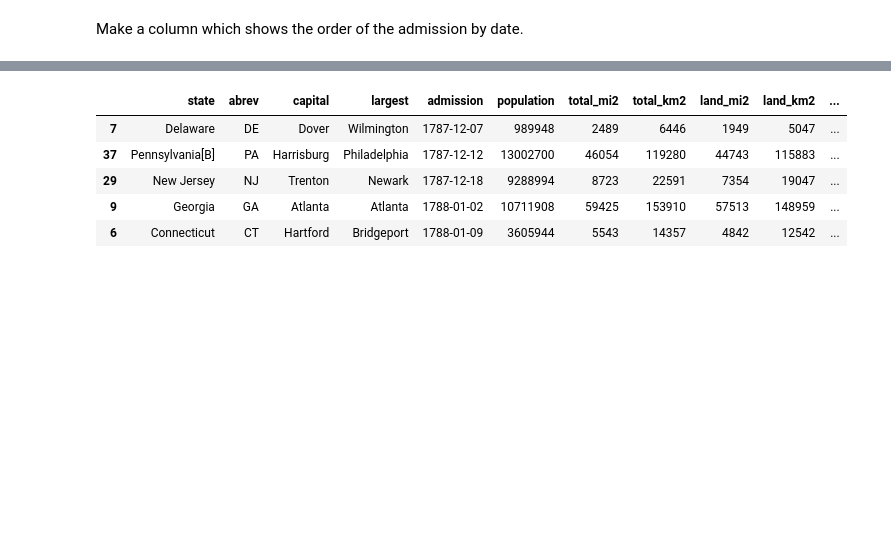
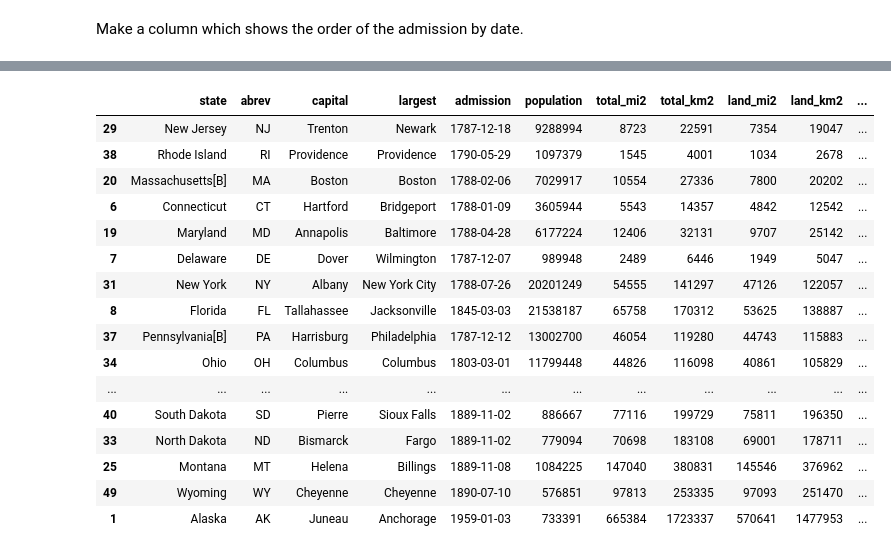
Before and after one commit to tazar09/napoleon, a Jupyter notebook: us_states.ipynb, the cells around one changed output, grey strips where cells are left out. Cells and saved outputs as stored; diff of their text form; code cells hidden in the pictures; blank space fills up the shorter version.

```diff
--- a/us_states.ipynb
+++ b/us_states.ipynb
@@ -30,3 +32,9 @@ df.head()
 | 4 | California | CA | Sacramento | Los Angeles | 1850-09-09 | 39538223 | 163695 | 423967 | 155779 | 403466 | ... |
 # %% [markdown]
 Make a column which shows the order of the admission by date.
+# %%
+df['date_rank'] = df['admission'].rank(ascending = True).astype(int)
+df['state_time_days'] = (dt.now() - df['admission']).dt.days
+df['state_time_years'] = df['state_time_days']/365
+df['state_time_years'] = df['state_time_years'].round(2)
+df['density_land'] = (df['population'] / df['land_km2']).round(2)
@@ -33,9 +50,20 @@ Make a column which shows the order of the admission by date.
 # %%
-df.sort_values(by = 'admission', ascending = True).head()
+df.sort_values(by = 'density_land', ascending = False)
 # %% [output]
 |  | state | abrev | capital | largest | admission | population | total_mi2 | total_km2 | land_mi2 | land_km2 | ... |
+| 29 | New Jersey | NJ | Trenton | Newark | 1787-12-18 | 9288994 | 8723 | 22591 | 7354 | 19047 | ... |
+| 38 | Rhode Island | RI | Providence | Providence | 1790-05-29 | 1097379 | 1545 | 4001 | 1034 | 2678 | ... |
+| 20 | Massachusetts[B] | MA | Boston | Boston | 1788-02-06 | 7029917 | 10554 | 27336 | 7800 | 20202 | ... |
+| 6 | Connecticut | CT | Hartford | Bridgeport | 1788-01-09 | 3605944 | 5543 | 14357 | 4842 | 12542 | ... |
+| 19 | Maryland | MD | Annapolis | Baltimore | 1788-04-28 | 6177224 | 12406 | 32131 | 9707 | 25142 | ... |
 | 7 | Delaware | DE | Dover | Wilmington | 1787-12-07 | 989948 | 2489 | 6446 | 1949 | 5047 | ... |
+| 31 | New York | NY | Albany | New York City | 1788-07-26 | 20201249 | 54555 | 141297 | 47126 | 122057 | ... |
+| 8 | Florida | FL | Tallahassee | Jacksonville | 1845-03-03 | 21538187 | 65758 | 170312 | 53625 | 138887 | ... |
 | 37 | Pennsylvania[B] | PA | Harrisburg | Philadelphia | 1787-12-12 | 13002700 | 46054 | 119280 | 44743 | 115883 | ... |
-| 29 | New Jersey | NJ | Trenton | Newark | 1787-12-18 | 9288994 | 8723 | 22591 | 7354 | 19047 | ... |
-| 9 | Georgia | GA | Atlanta | Atlanta | 1788-01-02 | 10711908 | 59425 | 153910 | 57513 | 148959 | ... |
-| 6 | Connecticut | CT | Hartford | Bridgeport | 1788-01-09 | 3605944 | 5543 | 14357 | 4842 | 12542 | ... |
+| 34 | Ohio | OH | Columbus | Columbus | 1803-03-01 | 11799448 | 44826 | 116098 | 40861 | 105829 | ... |
+| ... | ... | ... | ... | ... | ... | ... | ... | ... | ... | ... | ... |
+| 40 | South Dakota | SD | Pierre | Sioux Falls | 1889-11-02 | 886667 | 77116 | 199729 | 75811 | 196350 | ... |
+| 33 | North Dakota | ND | Bismarck | Fargo | 1889-11-02 | 779094 | 70698 | 183108 | 69001 | 178711 | ... |
+| 25 | Montana | MT | Helena | Billings | 1889-11-08 | 1084225 | 147040 | 380831 | 145546 | 376962 | ... |
+| 49 | Wyoming | WY | Cheyenne | Cheyenne | 1890-07-10 | 576851 | 97813 | 253335 | 97093 | 251470 | ... |
+| 1 | Alaska | AK | Juneau | Anchorage | 1959-01-03 | 733391 | 665384 | 1723337 | 570641 | 1477953 | ... |
```
Also changed, not shown: parts of 8 cells of this notebook.
